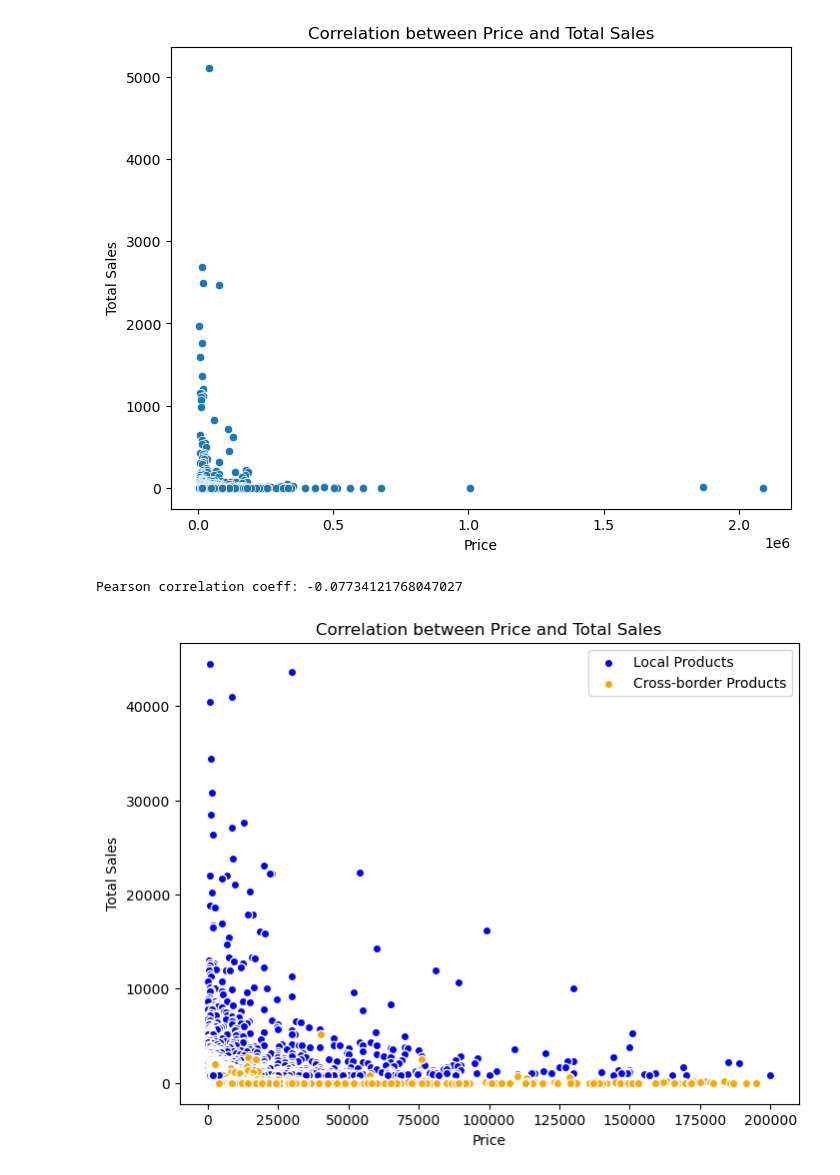
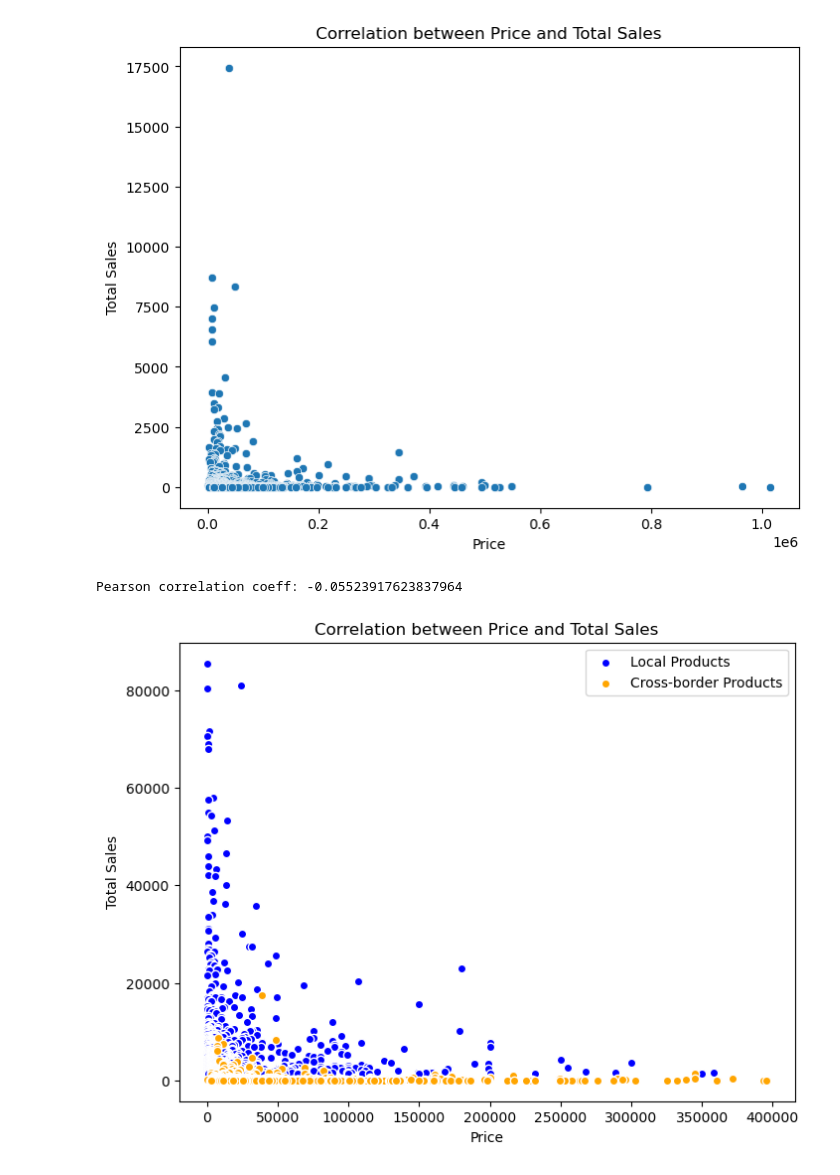
Before and after one commit to florentianayuwono/product-title-optimization, a Jupyter notebook: potential_analysis.ipynb, the cells around one changed output. Cells and saved outputs as stored; diff of their text form; code cells hidden in the pictures.

```diff
--- a/potential_analysis.ipynb
+++ b/potential_analysis.ipynb
@@ -5,14 +5,14 @@ import os
 import numpy as np
 # %%
 # Load data
-local_df = pd.read_csv(os.path.join('../data', 'motorcycleaccessories_local.csv'))
+local_df = pd.read_csv(os.path.join('../data', 'accessories_local.csv'))
 local_df = local_df.drop(['shop_id', 'item_id', 'source', 'level2_global_be_category'], axis=1)
-local_df = local_df[local_df['total_sales'] > 0]
+# local_df = local_df[local_df['total_sales'] > 0]
 # local_df = local_df[local_df['price'] < 100000]
 
-cb_df = pd.read_csv(os.path.join('../data', 'motorcycleaccessories_cb.csv'))
+cb_df = pd.read_csv(os.path.join('../data', 'accessories_cb.csv'))
 cb_df = cb_df.drop(['shop_id', 'item_id', 'source', 'level2_global_be_category'], axis=1)
-cb_df = cb_df[cb_df['total_sales'] > 0]
+# cb_df = cb_df[cb_df['total_sales'] > 0]
 # cb_df = cb_df[cb_df['price'] < 100000]
 # %%
 cb_df
@@ -106,40 +106,40 @@ plt.show()
 correlation_coef = cb_df['price'].corr(cb_df['total_sales'])
 print("Pearson correlation coeff:", correlation_coef)
 # %% [output]
-[figure, old version]
+[figure, new version]
-Pearson correlation coeff: -0.07734121768047027
+Pearson correlation coeff: -0.05523917623837964
 # %%
 import matplotlib.pyplot as plt
 
 plt.figure(figsize=(8, 6))
 
 # Separate the data points into two groups: local products and cross-border products
-local_df = local_df[local_df['price'] < 200000]
-local_df = local_df[local_df['total_sales'] < 50000]
-cb_df = cb_df[cb_df['price'] < 200000]
+local_df = local_df[local_df['price'] < 400000]
+local_df = local_df[local_df['total_sales'] < 100000]
+cb_df = cb_df[cb_df['price'] < 400000]
 
 local_prices = local_df['price']
 local_sales = local_df['total_sales']
 
 crossborder_prices = cb_df['price']
 crossborder_sales = cb_df['total_sales']
 
 # Create a scatter plot
 plt.scatter(local_prices, local_sales, color='blue', edgecolors='white', label='Local Products')
 plt.scatter(crossborder_prices, crossborder_sales, color='orange', edgecolors='white',  label='Cross-border Products')
 
 # Set the labels and title
 plt.xlabel('Price')
 plt.ylabel('Total Sales')
 plt.title('Correlation between Price and Total Sales')
 
 # Add a legend
 plt.legend()
 
 # Show the plot
 plt.show()
 # %% [output]
-[figure, old version]
+[figure, new version]
 # %%
 cb_df
 # %% [output]
```
Also changed, not shown: parts of 5 cells of this notebook, 2 other files.
